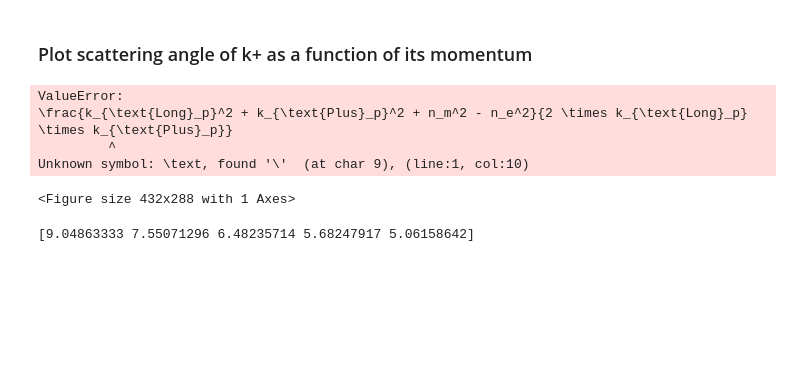
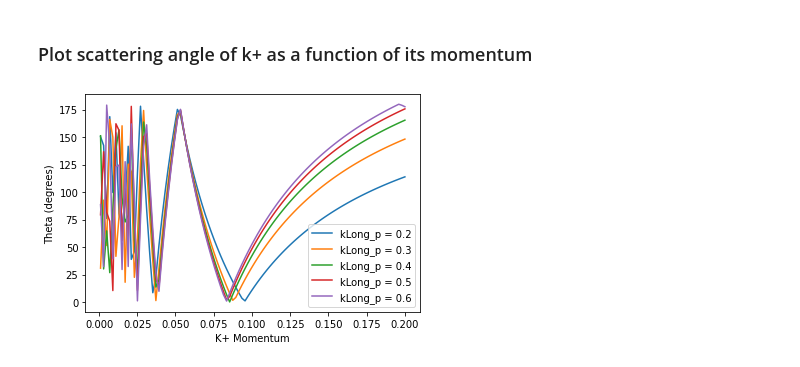
Before and after one commit to dancbart/klong, a Jupyter notebook: klongPlotting.ipynb, the cells around one changed output. Drawn from its saved outputs; the diff is of its cells as text; code cells hidden in the pictures; blank space fills up the shorter version.

```diff
--- a/klongPlotting.ipynb
+++ b/klongPlotting.ipynb
@@ -3,32 +3,30 @@
 # %%
 import matplotlib.pyplot as plt
 import numpy as np
 
-kLong_p_values = np.array([0.5, 0.6, 0.7, 0.8, 0.9])
-kPlus_p = kLong_p_values*0.1
+kLong_p_values = np.array([0.2, 0.3, 0.4, 0.5, 0.6])
+kPlus_p = np.linspace(0.001, 0.20, 100)
 
 n_m = 0.939  # neutron mass (recoil)
 n_e = 0.938  # neutron energy (recoil)
+kp_m = 0.4976  # k+ mass
+
+# Initialize an empty array to store theta (in degrees) for each kLong_p value
+theta_values_degrees = []
 
 # Loop through each value in kLong_p_values
 for kLong_p in kLong_p_values:
-    cosineTheta = (kLong_p ** 2 + kPlus_p ** 2 + n_m ** 2 - n_e ** 2) / (2 * kLong_p * kPlus_p)
-    plt.plot(kPlus_p, cosineTheta, label=f'kLong_p = {kLong_p}')
+    cosineTheta = np.cos((kLong_p + kPlus_p + n_m**2 - np.sqrt(kPlus_p**2 + kp_m**2) - n_e + np.sqrt(kp_m**2 + kPlus_p**2)) / (2 * kLong_p * kPlus_p))
+    theta_radians = np.arccos(cosineTheta)  # Calculate theta in radians
+    theta_degrees = np.degrees(theta_radians)  # Convert theta to degrees
+    theta_values_degrees.append(theta_degrees)
+    plt.plot(kPlus_p, theta_degrees, label=f'kLong_p = {kLong_p}')
 
 plt.xlabel('K+ Momentum')
-plt.ylabel('Cosine Theta')
+plt.ylabel('Theta (degrees)')  # Adjust the y-axis label
 plt.legend()
-LaTeX_formula = r'$\cos(\theta) = \frac{k_{long}^2 + k_{plus}^2 + n_m^2 - n_e^2}{2k_{long}k_{plus}}$'
-
-# Add formula text to the plot
-plt.text(1, 0, formula, fontsize=12, bbox=dict(facecolor='white', alpha=0.9))
+formula = r'$\theta = \cos^{-1}\left(\frac{k_{long}^2 + k_{plus}^2 + n_m^2 - n_e^2}{2k_{long}k_{plus}}\right)$'
 
 plt.show()
-print(cosineTheta)
 # %% [output]
-ValueError:
-\frac{k_{\text{Long}_p}^2 + k_{\text{Plus}_p}^2 + n_m^2 - n_e^2}{2 \times k_{\text{Long}_p} \times k_{\text{Plus}_p}}
-         ^
-Unknown symbol: \text, found '\'  (at char 9), (line:1, col:10)
-<Figure size 432x288 with 1 Axes>
-[9.04863333 7.55071296 6.48235714 5.68247917 5.06158642]
+[figure, added]
```
